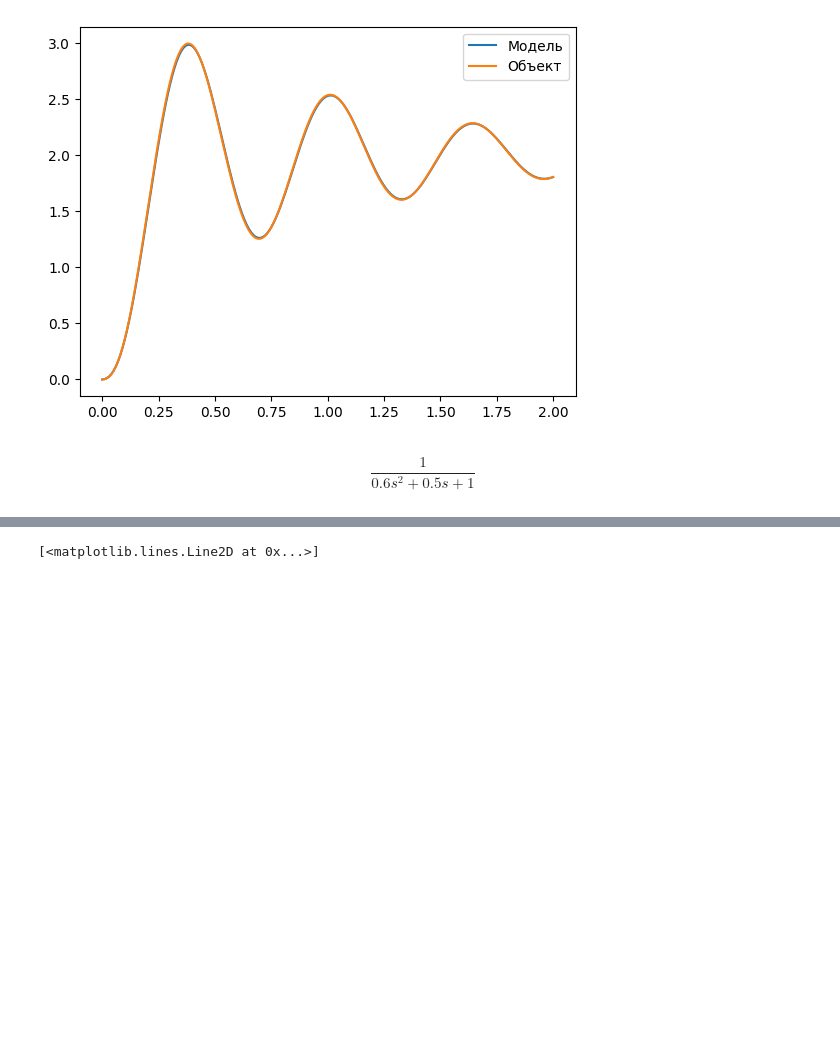
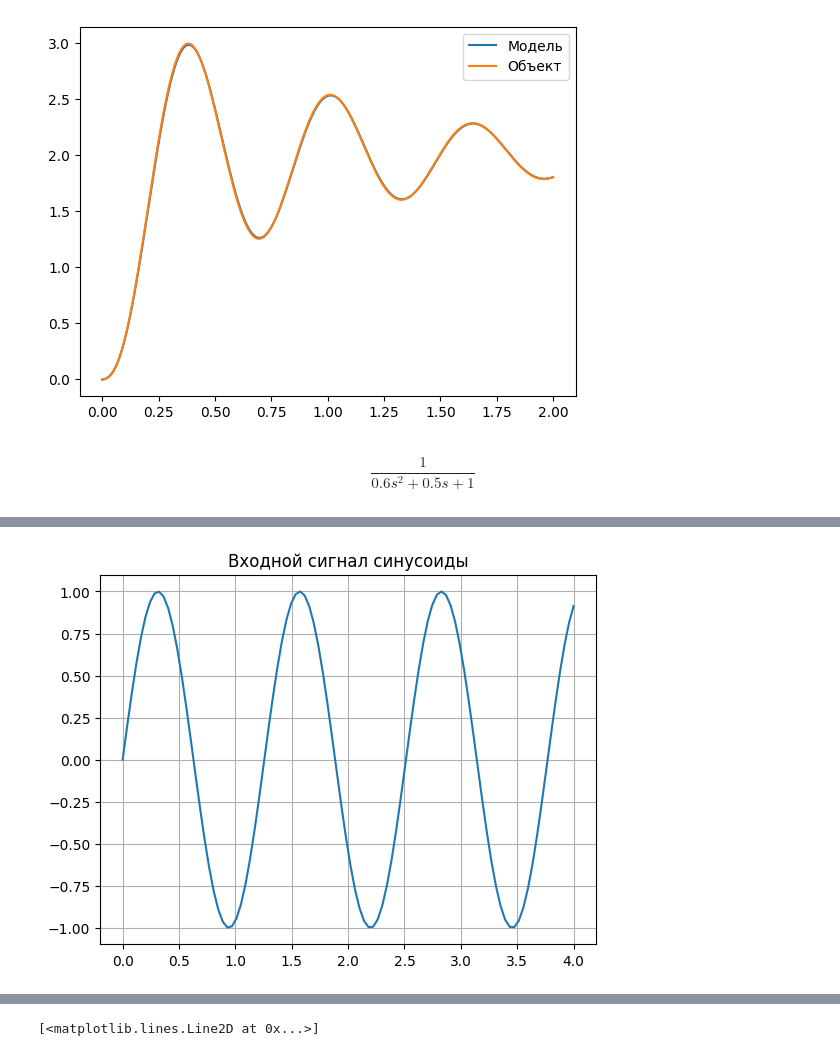
Before and after one commit to artmus208/ident-methods, a Jupyter notebook: test_identify_it.ipynb, the cells around one changed output, grey strips where cells are left out. Saved outputs shown, nothing was run; the diff lists cells and outputs as text; code cells hidden in the pictures; blank space fills up the shorter version.

```diff
--- a/test_identify_it.ipynb
+++ b/test_identify_it.ipynb
@@ -32,0 +48,9 @@ $$\frac{1}{0.6 s^2 + 0.5 s + 1}$$
+# %%
+# Теперь произвольный сигнал на входе, допустим, часть синусоиды:
+in_sin = np.linspace(0, 4, 100)
+u = np.sin(5*in_sin)
+plt.title('Входной сигнал синусоиды')
+plt.grid(True)
+plt.plot(in_sin, u);
+# %% [output]
+[figure, added]
```
Also changed, not shown: parts of 7 cells of this notebook, 2 other files.
